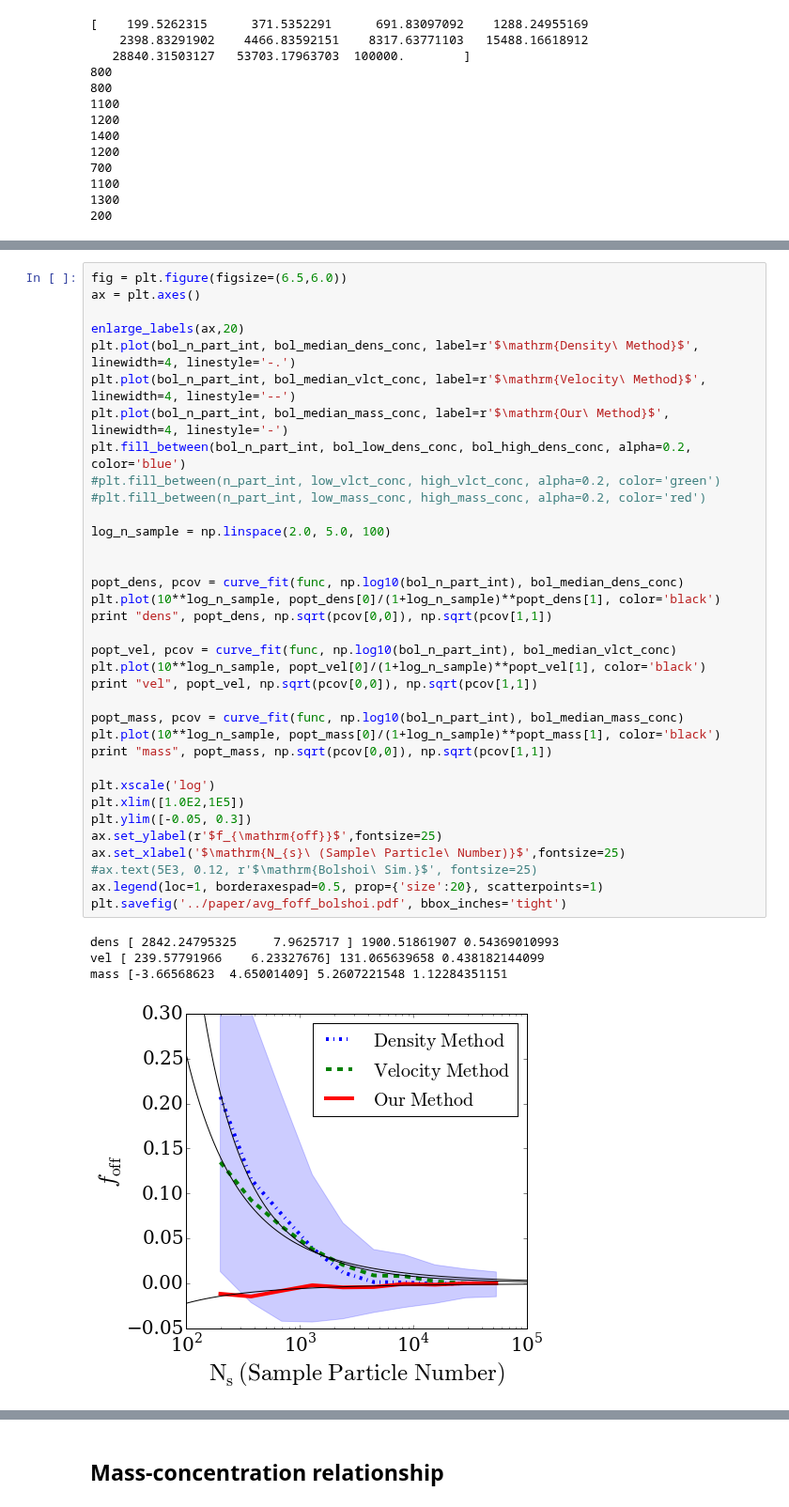
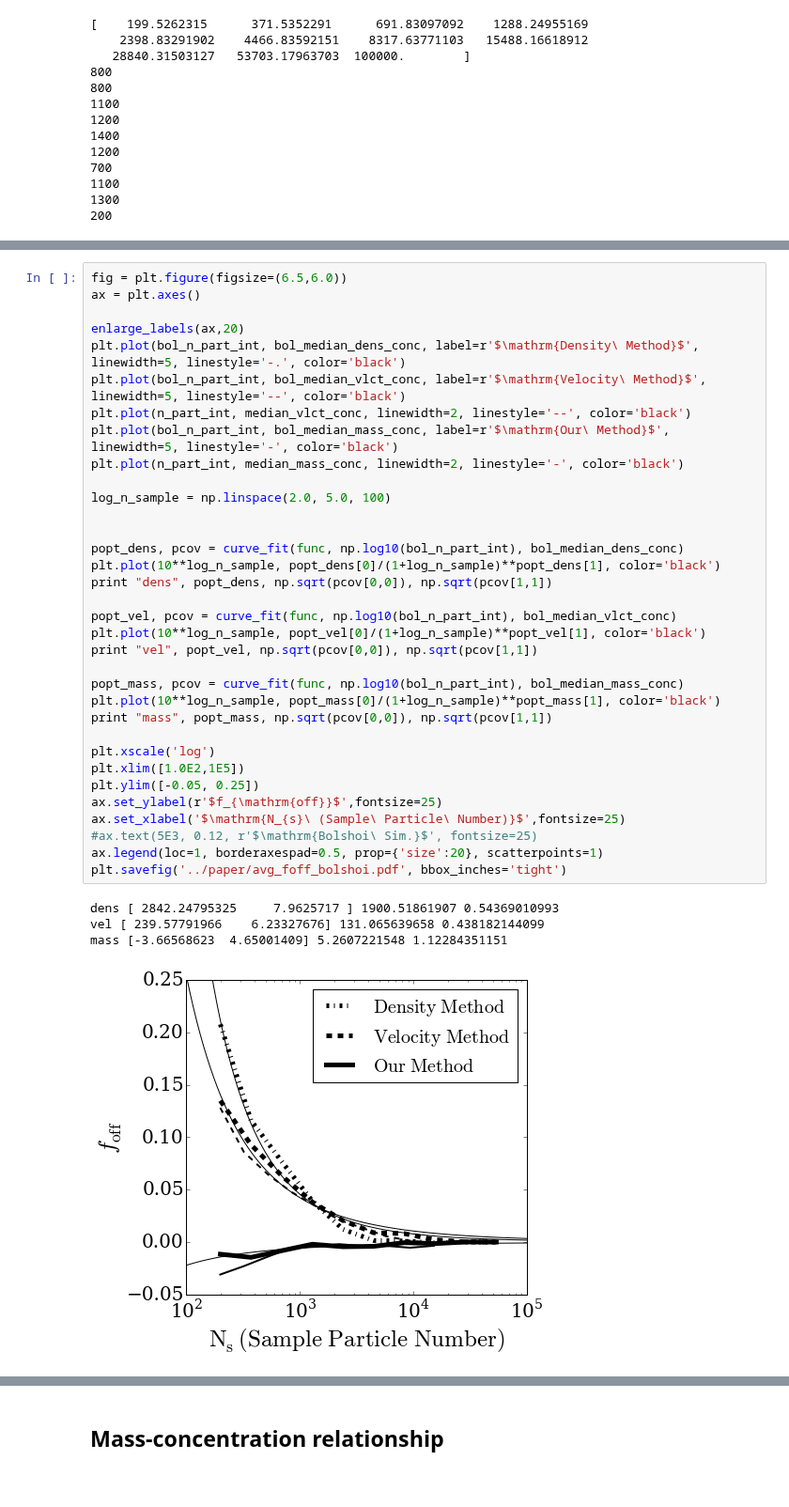
Before and after one commit to astroandes/MACH, a Jupyter notebook: plots/ComparisonPlots.ipynb, the cells around one changed output, grey strips where cells are left out. Shown at 94% size. Saved outputs shown, nothing was run; the diff lists cells and outputs as text.

Commit message:
new color scheme and plotting style

```diff
--- a/plots/ComparisonPlots.ipynb
+++ b/plots/ComparisonPlots.ipynb
@@ -192,38 +256,37 @@ fig = plt.figure(figsize=(6.5,6.0))
 ax = plt.axes()
 
 enlarge_labels(ax,20)
-plt.plot(bol_n_part_int, bol_median_dens_conc, label=r'$\mathrm{Density\ Method}$', linewidth=4, linestyle='-.')
-plt.plot(bol_n_part_int, bol_median_vlct_conc, label=r'$\mathrm{Velocity\ Method}$', linewidth=4, linestyle='--')
-plt.plot(bol_n_part_int, bol_median_mass_conc, label=r'$\mathrm{Our\ Method}$', linewidth=4, linestyle='-')
-plt.fill_between(bol_n_part_int, bol_low_dens_conc, bol_high_dens_conc, alpha=0.2, color='blue')
-#plt.fill_between(n_part_int, low_vlct_conc, high_vlct_conc, alpha=0.2, color='green')
-#plt.fill_between(n_part_int, low_mass_conc, high_mass_conc, alpha=0.2, color='red')
+plt.plot(bol_n_part_int, bol_median_dens_conc, label=r'$\mathrm{Density\ Method}$', linewidth=5, linestyle='-.', color='black')
+plt.plot(bol_n_part_int, bol_median_vlct_conc, label=r'$\mathrm{Velocity\ Method}$', linewidth=5, linestyle='--', color='black')
+plt.plot(n_part_int, median_vlct_conc, linewidth=2, linestyle='--', color='black')
+plt.plot(bol_n_part_int, bol_median_mass_conc, label=r'$\mathrm{Our\ Method}$', linewidth=5, linestyle='-', color='black')
+plt.plot(n_part_int, median_mass_conc, linewidth=2, linestyle='-', color='black')
 
 log_n_sample = np.linspace(2.0, 5.0, 100)
 
 
 popt_dens, pcov = curve_fit(func, np.log10(bol_n_part_int), bol_median_dens_conc)
 plt.plot(10**log_n_sample, popt_dens[0]/(1+log_n_sample)**popt_dens[1], color='black')
 print "dens", popt_dens, np.sqrt(pcov[0,0]), np.sqrt(pcov[1,1])
 
 popt_vel, pcov = curve_fit(func, np.log10(bol_n_part_int), bol_median_vlct_conc)
 plt.plot(10**log_n_sample, popt_vel[0]/(1+log_n_sample)**popt_vel[1], color='black')
 print "vel", popt_vel, np.sqrt(pcov[0,0]), np.sqrt(pcov[1,1])
 
 popt_mass, pcov = curve_fit(func, np.log10(bol_n_part_int), bol_median_mass_conc)
 plt.plot(10**log_n_sample, popt_mass[0]/(1+log_n_sample)**popt_mass[1], color='black')
 print "mass", popt_mass, np.sqrt(pcov[0,0]), np.sqrt(pcov[1,1])
 
 plt.xscale('log')
 plt.xlim([1.0E2,1E5])
-plt.ylim([-0.05, 0.3])
+plt.ylim([-0.05, 0.25])
 ax.set_ylabel(r'$f_{\mathrm{off}}$',fontsize=25)
 ax.set_xlabel('$\mathrm{N_{s}\ (Sample\ Particle\ Number)}$',fontsize=25)
 #ax.text(5E3, 0.12, r'$\mathrm{Bolshoi\ Sim.}$', fontsize=25)
 ax.legend(loc=1, borderaxespad=0.5, prop={'size':20}, scatterpoints=1)
 plt.savefig('../paper/avg_foff_bolshoi.pdf', bbox_inches='tight')
 # %% [output]
 dens [ 2842.24795325     7.9625717 ] 1900.51861907 0.54369010993
 vel [ 239.57791966    6.23327676] 131.065639658 0.438182144099
 mass [-3.66568623  4.65001409] 5.2607221548 1.12284351151
-[figure, old version]
+[figure, new version]
```
Also changed, not shown: parts of 6 cells of this notebook.
